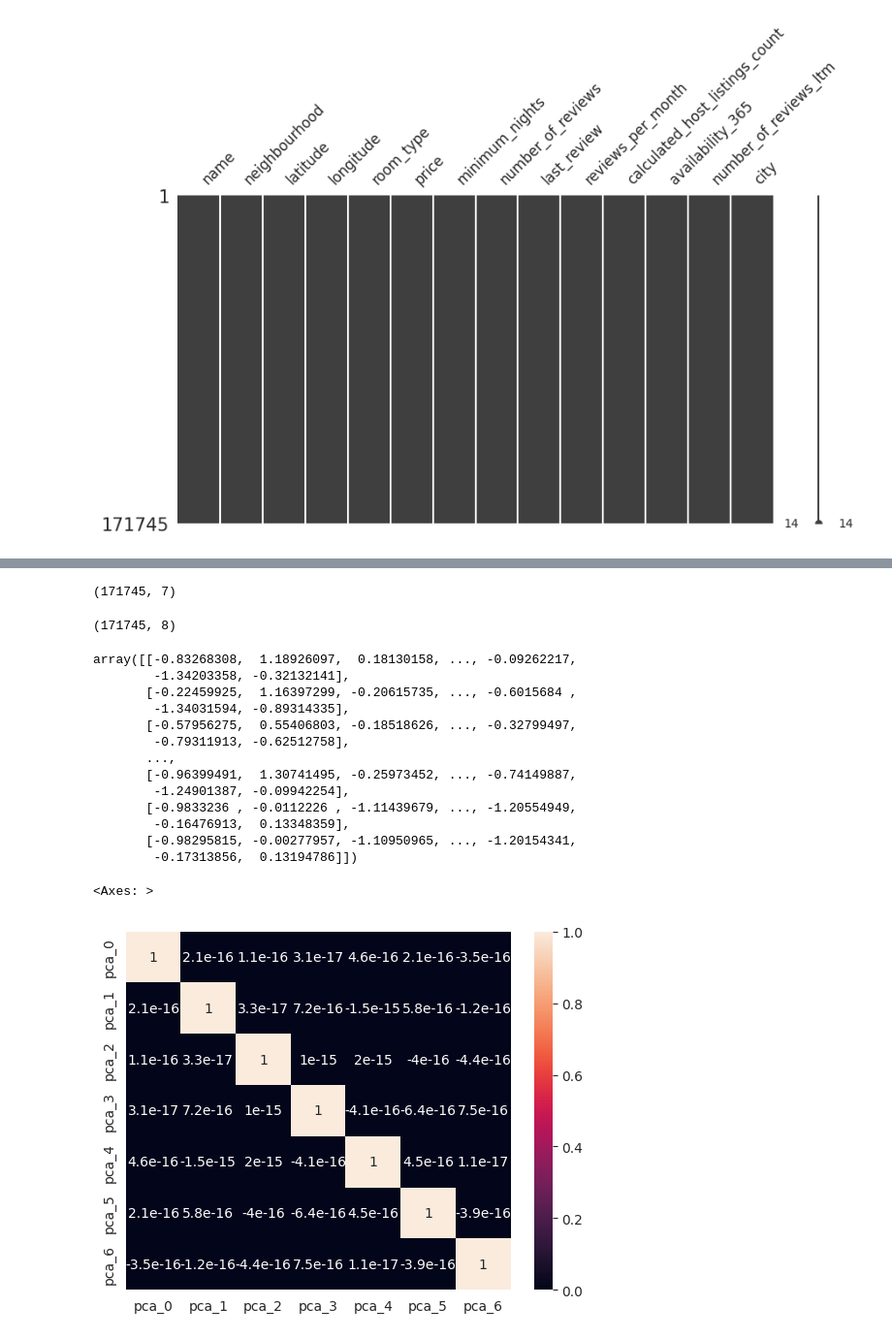
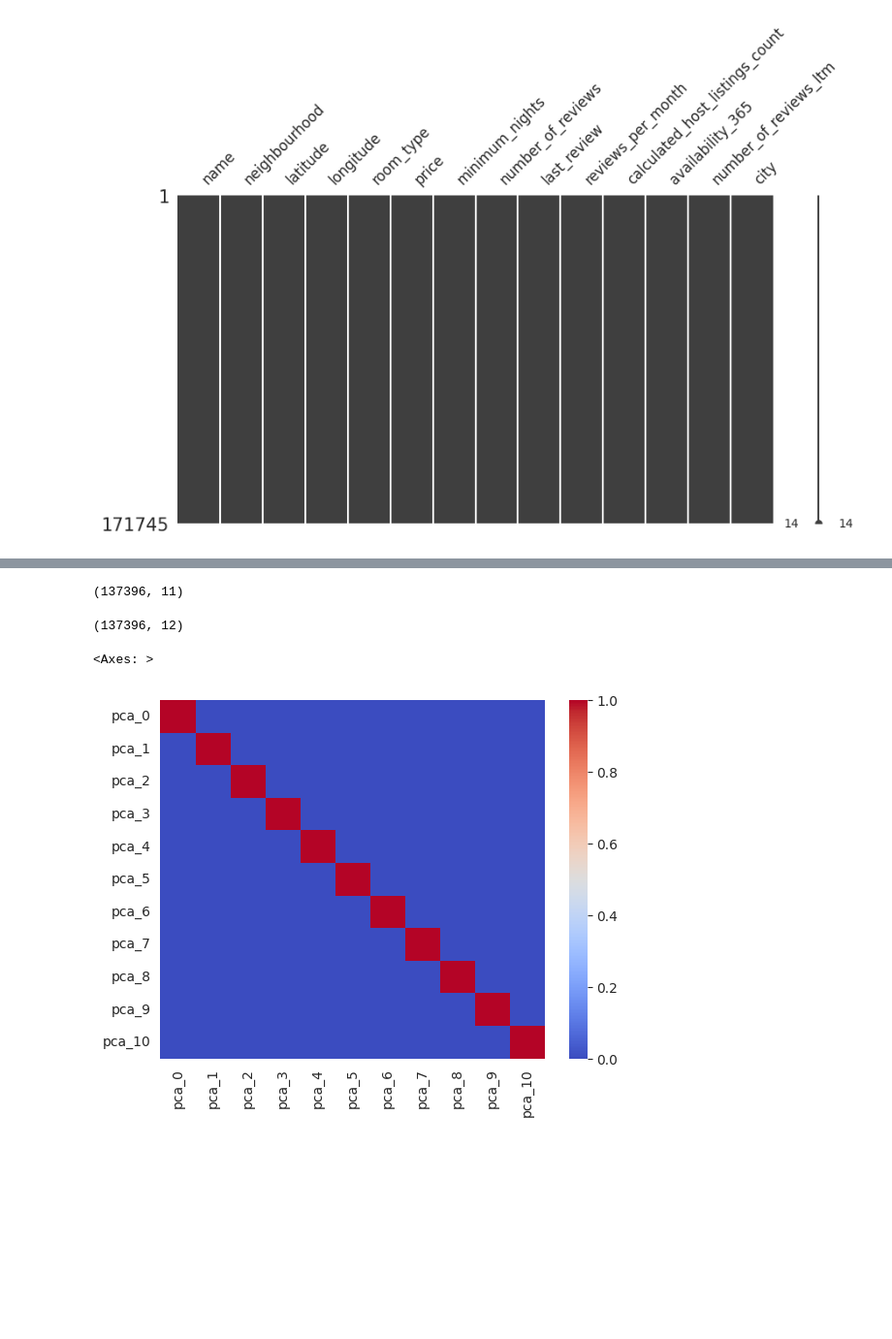
Before and after one commit to aboueleyes/limitation-game, a Jupyter notebook: main.ipynb, the cells around one changed output, grey strips where cells are left out. Shown at 97% size. Cells and saved outputs as stored; diff of their text form; code cells hidden in the pictures; blank space fills up the shorter version.

```diff
--- a/main.ipynb
+++ b/main.ipynb
@@ -533,10 +568,21 @@ msno.matrix(df, figsize=(10, 5), fontsize=12)
+# %%
+# map room_type to int
+df["room_type"] = df["room_type"].map(
+    {"Private room": 0, "Entire home/apt": 1, "Shared room": 2, "Hotel room": 3}
+)
 # %%
 # pca
 from sklearn.decomposition import PCA
 from sklearn.preprocessing import StandardScaler
 from sklearn.pipeline import Pipeline
+from sklearn.model_selection import train_test_split
 
-# get numerical columns
-df = df.drop(columns=["price"])
-numerical_columns = df.select_dtypes(include=np.number).columns.tolist()
-numerical_columns
+#TODO: feature extraction from name column
+# will drop name column for now
+df = df.drop(columns=["name"])
+
+
+X, y = df.drop(columns=["price"]), df["price"]
+X_train, X_test, y_train, y_test = train_test_split(
+    X, y, test_size=0.2, random_state=SEED
+)
@@ -560,45 +601,29 @@ sns.heatmap(corr, annot=True)
 pipeline = Pipeline(
     [
         ("scaler", StandardScaler()),
-        ("pca", PCA(n_components=0.95)),
+        ("pca", PCA(n_components=.98)),
     ]
 )
 
-# fit pipeline
-pipeline.fit(df[numerical_columns])
+# fit and transform on train dat
+pca_X_train = pipeline.fit_transform(X_train)
 
-# transform data
-df_pca = pipeline.transform(df[numerical_columns])
+# transform on test data
+pca_X_test = pipeline.transform(X_test)
 # %%
-df_pca.shape
+pca_X_train.shape
 # %% [output]
-(171745, 7)
+(137396, 11)
-# %%
-df[numerical_columns].shape
-# %% [output]
-(171745, 8)
-# %%
-df_pca
-# %% [output]
-array([[-0.83268308,  1.18926097,  0.18130158, ..., -0.09262217,
-        -1.34203358, -0.32132141],
-       [-0.22459925,  1.16397299, -0.20615735, ..., -0.6015684 ,
-        -1.34031594, -0.89314335],
-       [-0.57956275,  0.55406803, -0.18518626, ..., -0.32799497,
-        -0.79311913, -0.62512758],
-       ...,
-       [-0.96399491,  1.30741495, -0.25973452, ..., -0.74149887,
-        -1.24901387, -0.09942254],
-       [-0.9833236 , -0.0112226 , -1.11439679, ..., -1.20554949,
-        -0.16476913,  0.13348359],
-       [-0.98295815, -0.00277957, -1.10950965, ..., -1.20154341,
-        -0.17313856,  0.13194786]])
+# %%
+X_train.shape
+# %% [output]
+(137396, 12)
 # %%
-df_pca_ = pd.DataFrame(df_pca, columns=[f"pca_{i}" for i in range(df_pca.shape[1])])
+pca_X_train = pd.DataFrame(pca_X_train, columns=[f"pca_{i}" for i in range(pca_X_train.shape[1])])
 # %%
 # correlation matrix heatmap
-corr = df_pca_.corr()
-sns.heatmap(corr, annot=True)
+corr = pca_X_train.corr()
+sns.heatmap(corr, cmap="coolwarm")
 # %% [output]
 <Axes: >
-[figure, old version]
+[figure, new version]
```
Also changed, not shown: parts of 12 cells of this notebook.
